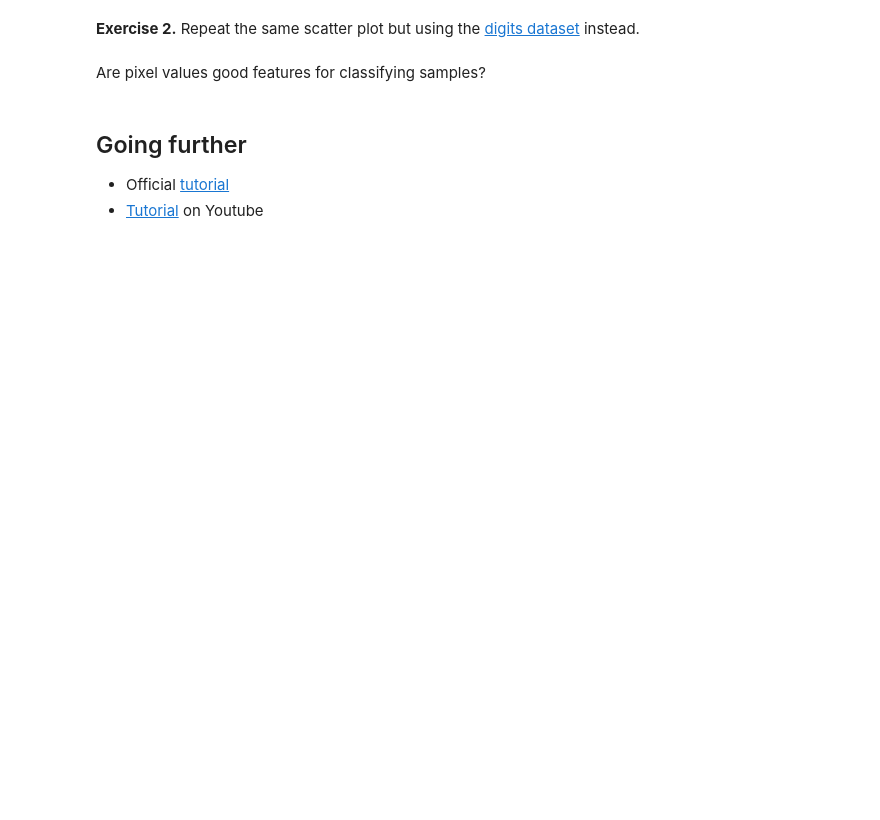
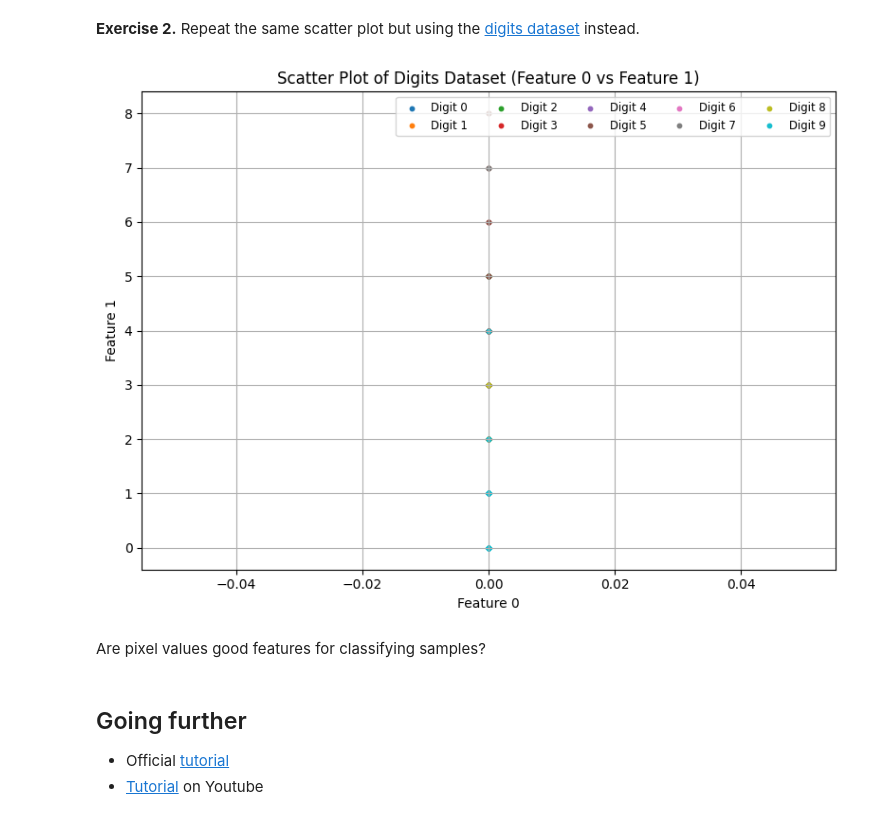
Before and after one commit to christinahtay/PythonPractice, a Jupyter notebook: notebooks/01_python_basics.ipynb, the cells around one changed output. Saved outputs shown, nothing was run; the diff lists cells and outputs as text; code cells hidden in the pictures; blank space fills up the shorter version.

```diff
--- a/notebooks/01_python_basics.ipynb
+++ b/notebooks/01_python_basics.ipynb
@@ -599,3 +641,26 @@ X, y = load_digits(return_X_y=True)
+# %%
+from sklearn.datasets import load_digits
+import numpy as np
+import matplotlib.pyplot as plt
+
+X, y = load_digits(return_X_y=True)
+feature_1 = 0
+feature_2 = 1
+
+plt.figure(figsize=(8, 6))
+for digit in np.unique(y):
+  X_digit = X[y == digit]
+  plt.scatter(X_digit[:, feature_1], X_digit[:, feature_2], label=f"Digit {digit}", s=10)
+
+plt.xlabel(f"Feature {feature_1}")
+plt.ylabel(f"Feature {feature_2}")
+plt.title("Scatter Plot of Digits Dataset (Feature 0 vs Feature 1)")
+plt.legend(ncol=5, fontsize='small')
+plt.grid(True)
+plt.tight_layout()
+plt.show()
+# %% [output]
+[figure, added]
 # %% [markdown]
 Are pixel values good features for classifying samples?
 # %% [markdown]
```
Also changed, not shown: parts of 9 cells of this notebook.
